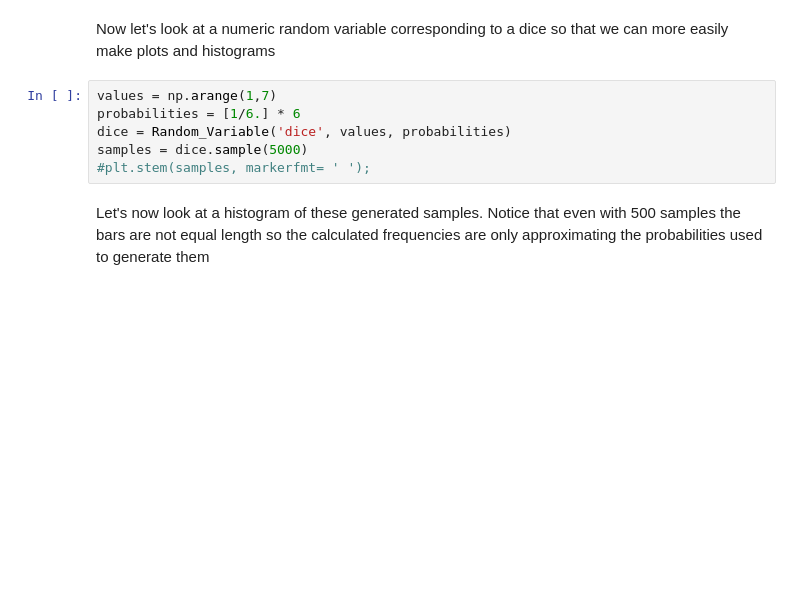
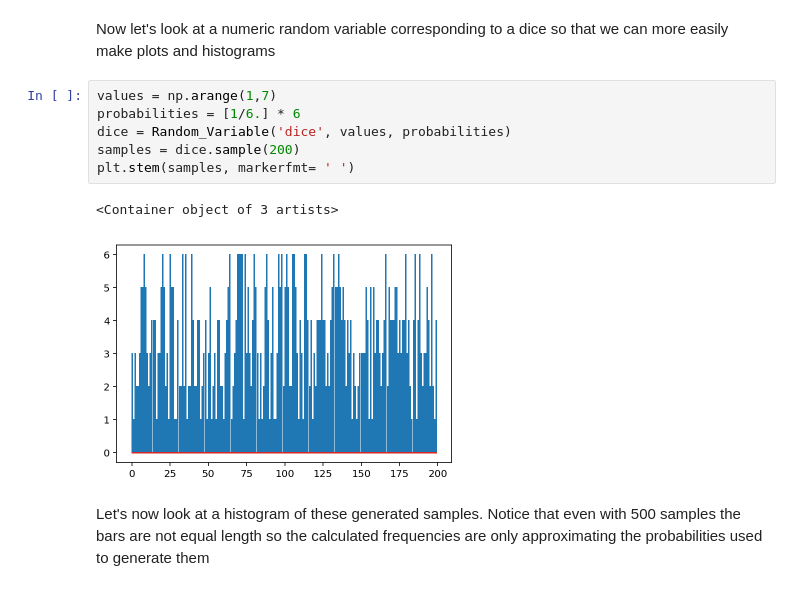
Before and after one commit to gtzan/mir_book, a Jupyter notebook: RandomVariables.ipynb, the cells around one changed output. Saved outputs shown, nothing was run; the diff lists cells and outputs as text; blank space fills up the shorter version.

```diff
--- a/RandomVariables.ipynb
+++ b/RandomVariables.ipynb
@@ -57,9 +62,12 @@ Now let's look at a numeric random variable corresponding to a dice so that we c
 # %%
 values = np.arange(1,7)
 probabilities = [1/6.] * 6
 dice = Random_Variable('dice', values, probabilities)
-samples = dice.sample(5000)
-#plt.stem(samples, markerfmt= ' ');
+samples = dice.sample(200)
+plt.stem(samples, markerfmt= ' ')
+# %% [output]
+<Container object of 3 artists>
+[figure, added]
 # %% [markdown]
 Let's now look at a histogram of these generated samples. Notice that even with 500 samples the bars are not equal length so the calculated frequencies are only approximating the probabilities used to generate them
 # %%
```
Also changed, not shown: parts of 28 cells of this notebook, 2 other files.
